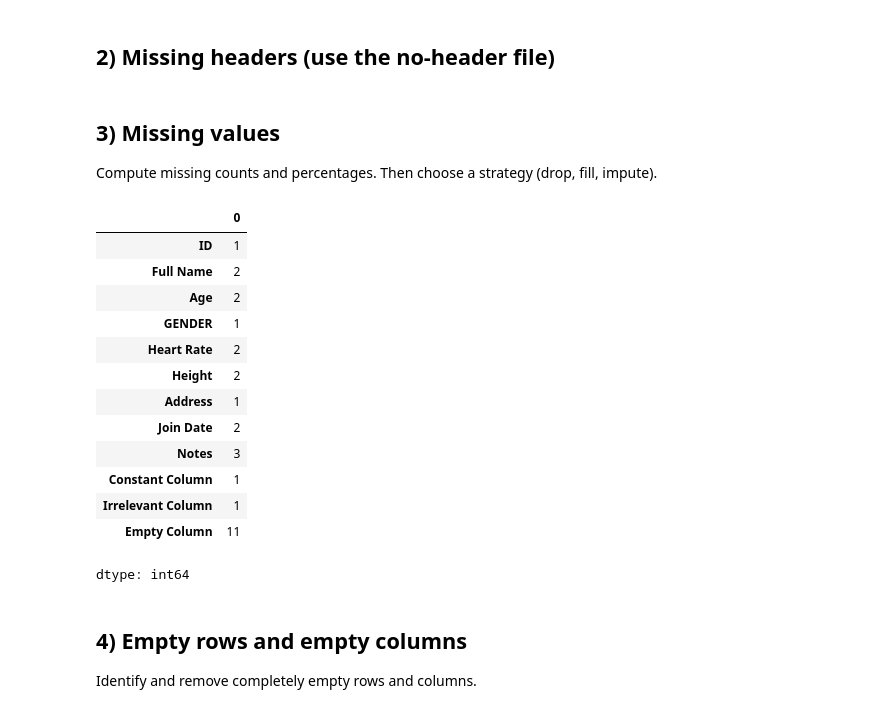
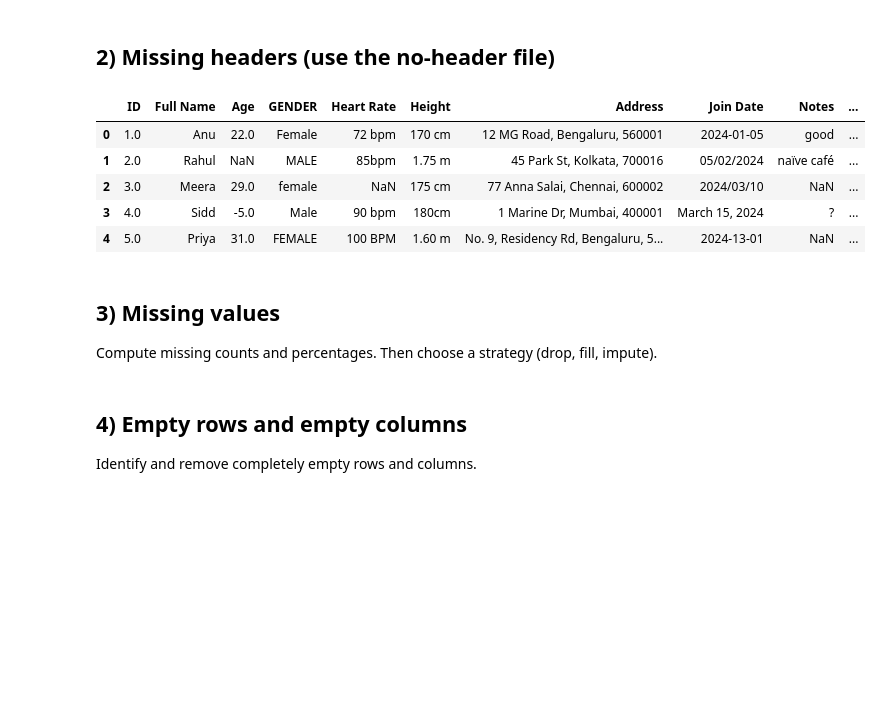
Before and after one commit to Sru-j/daily_lab_activities, a Jupyter notebook: data_inspect.ipynb, the cells around one changed output. Saved outputs shown, nothing was run; the diff lists cells and outputs as text; code cells hidden in the pictures; blank space fills up the shorter version.

```diff
--- a/data_inspect.ipynb
+++ b/data_inspect.ipynb
@@ -138,2 +23,0 @@ df['gender'] = df['gender'].astype('category')
-# %%
-df['join_date'][4] = '2025-1-01'
@@ -163,0 +131,3 @@ dtype: object
+# %%
+#drop the empty rows
+df = df.dropna(axis=0, how='all')
@@ -163,0 +138,3 @@ dtype: object
+# %%
+#drop the empty columns
+df = df.dropna(axis=1, how='all')
@@ -163,0 +147,2 @@ dtype: object
+# %%
+df['join_date'][4] = '2025-01-01'
@@ -165,23 +182,16 @@ dtype: object
 ## 2) Missing headers (use the no-header file)
 # %%
 # check the first first records
+df.head()
+# %% [output]
+|  | ID | Full Name | Age | GENDER | Heart Rate | Height | Address | Join Date | Notes | ... |
+| 0 | 1.0 | Anu | 22.0 | Female | 72 bpm | 170 cm | 12 MG Road, Bengaluru, 560001 | 2024-01-05 | good | ... |
+| 1 | 2.0 | Rahul | NaN | MALE | 85bpm | 1.75 m | 45 Park St, Kolkata, 700016 | 05/02/2024 | naïve café | ... |
+| 2 | 3.0 | Meera | 29.0 | female | NaN | 175 cm | 77 Anna Salai, Chennai, 600002 | 2024/03/10 | NaN | ... |
+| 3 | 4.0 | Sidd | -5.0 | Male | 90 bpm | 180cm | 1 Marine Dr, Mumbai, 400001 | March 15, 2024 | ? | ... |
+| 4 | 5.0 | Priya | 31.0 | FEMALE | 100 BPM | 1.60 m | No. 9, Residency Rd, Bengaluru, 5... | 2024-13-01 | NaN | ... |
 # %% [markdown]
 ## 3) Missing values
 Compute missing counts and percentages. Then choose a strategy (drop, fill, impute).
 # %%
-df.isnull().sum()
+# drop the missing values
-# %% [output]
-|  | 0 |
-| ID | 1 |
-| Full Name | 2 |
-| Age | 2 |
-| GENDER | 1 |
-| Heart Rate | 2 |
-| Height | 2 |
-| Address | 1 |
-| Join Date | 2 |
-| Notes | 3 |
-| Constant Column | 1 |
-| Irrelevant Column | 1 |
-| Empty Column | 11 |
-dtype: int64
```
Also changed, not shown: parts of 45 cells of this notebook.
